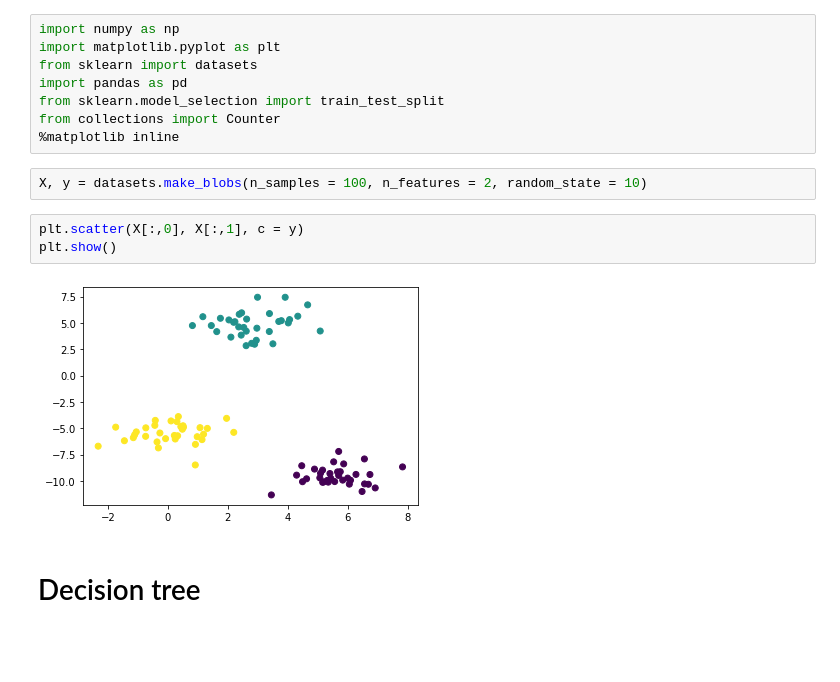
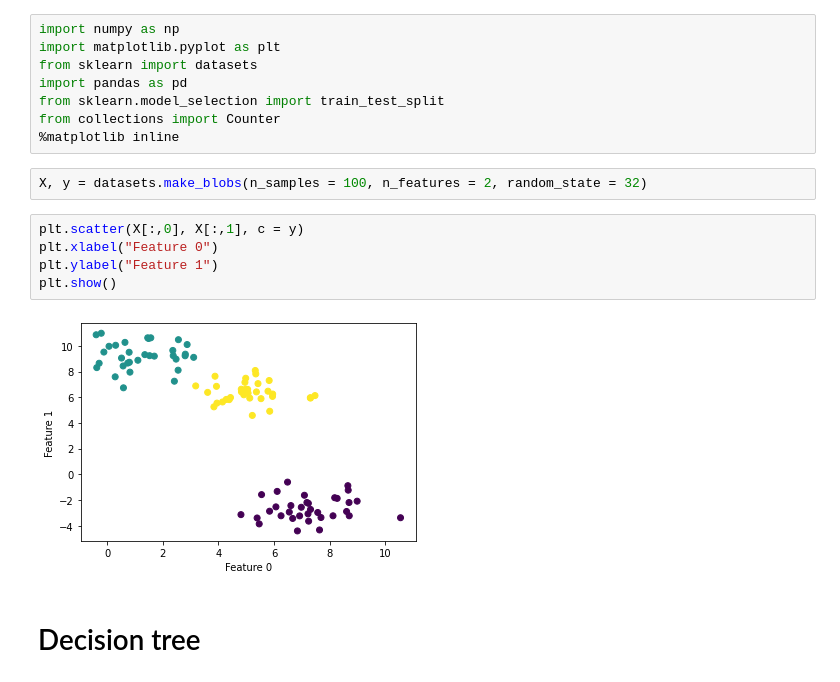
Before and after one commit to szelesaron/ml-from-scratch, a Jupyter notebook: 4-decision-tree.ipynb, the cells around one changed output. Drawn from its saved outputs; the diff is of its cells as text; blank space fills up the shorter version.

```diff
--- a/4-decision-tree.ipynb
+++ b/4-decision-tree.ipynb
@@ -9,12 +9,14 @@ from sklearn.model_selection import train_test_split
 from collections import Counter
 %matplotlib inline
 # %%
-X, y = datasets.make_blobs(n_samples = 100, n_features = 2, random_state = 10)
+X, y = datasets.make_blobs(n_samples = 100, n_features = 2, random_state = 32)
 # %%
 plt.scatter(X[:,0], X[:,1], c = y)
+plt.xlabel("Feature 0")
+plt.ylabel("Feature 1")
 plt.show()
 # %% [output]
-[figure, old version]
+[figure, new version]
 # %% [markdown]
 # Decision tree
 # %% [markdown]
```
Also changed, not shown: parts of 2 cells of this notebook.
